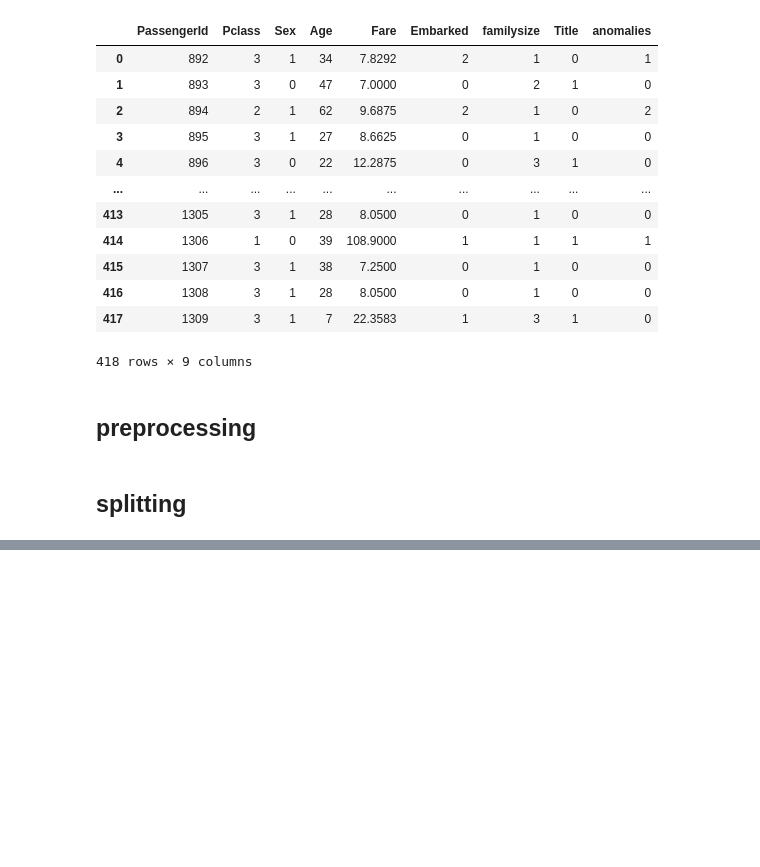
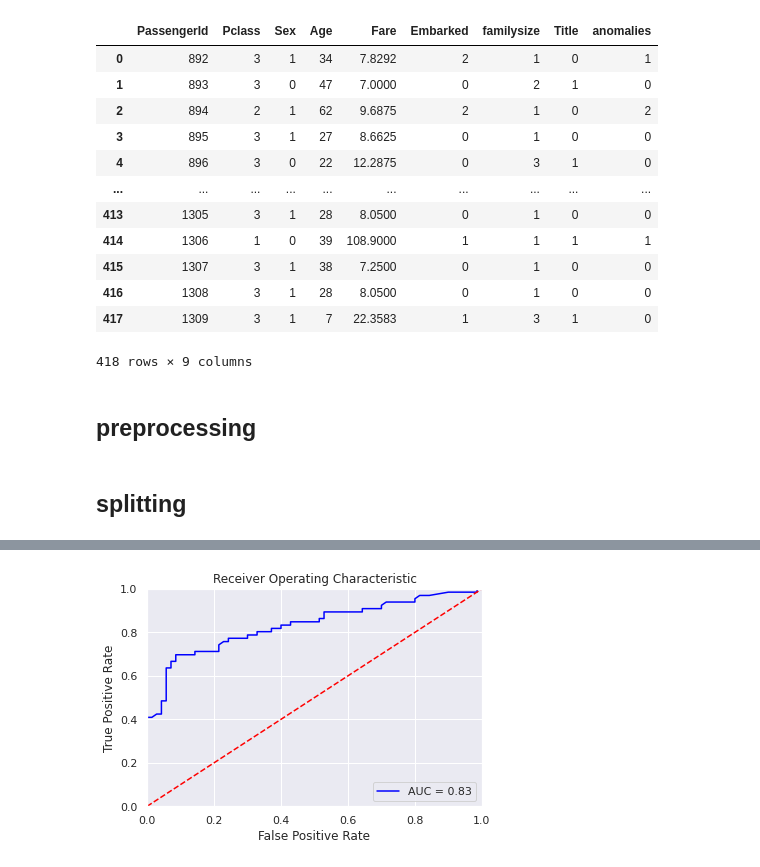
Before and after one commit to chienazazaz/Titanic, a Jupyter notebook: Titanic2.ipynb, the cells around one changed output, grey strips where cells are left out. Saved outputs shown, nothing was run; the diff lists cells and outputs as text; code cells hidden in the pictures; blank space fills up the shorter version.

```diff
--- a/Titanic2.ipynb
+++ b/Titanic2.ipynb
@@ -644,0 +753,27 @@ result = model.predict_classes(test_input)
+# %%
+loss = ['deviance', 'exponential']
+learning_rate = [0.01, 0.05, 0.02]
+n_estimators = [200,150,300]
+sub_samples = [0.6,0.7,0.8]
+criterion = ['mse','friedman_mse']
+min_samples_slpit = [100,50,75,150]
+min_samples_leaf = [50,75,100]
+max_depth = [3,4]
+max_features = ['sqrt',3,4]
+n_iter_no_change = [5]
+validation_fraction = [0.1]
+
+param_dist = dict(loss = loss,
+                  learning_rate = learning_rate,
+                  n_estimators = n_estimators,
+                  subsample = sub_samples,
+                  criterion = criterion,
+                  min_samples_split = min_samples_slpit,
+                  min_samples_leaf = min_samples_leaf,
+                  max_depth = max_depth,
+                  max_features = max_features,
+                  n_iter_no_change = n_iter_no_change,
+                  validation_fraction = validation_fraction)
+
+grid = RandomizedSearchCV(estimator=GradientBoostingClassifier(), param_distributions=param_dist, n_jobs=-1, cv=5, verbose = 1, n_iter = 700)
+grid.fit(shuffled_input, shuffled_target)
@@ -644,0 +818,17 @@ result = model.predict_classes(test_input)
+# %%
+probs = grid.predict_proba(validation_input)
+preds = probs[:,1]
+fpr, tpr, threshold = metrics.roc_curve(validation_target, preds)
+roc_auc = metrics.auc(fpr, tpr)
+import matplotlib.pyplot as plt
+plt.title('Receiver Operating Characteristic')
+plt.plot(fpr, tpr, 'b', label = 'AUC = %0.2f' % roc_auc)
+plt.legend(loc = 'lower right')
+plt.plot([0, 1], [0, 1],'r--')
+plt.xlim([0, 1])
+plt.ylim([0, 1])
+plt.ylabel('True Positive Rate')
+plt.xlabel('False Positive Rate')
+plt.show()
+# %% [output]
+[figure, added]
```
Also changed, not shown: parts of 32 cells of this notebook.
